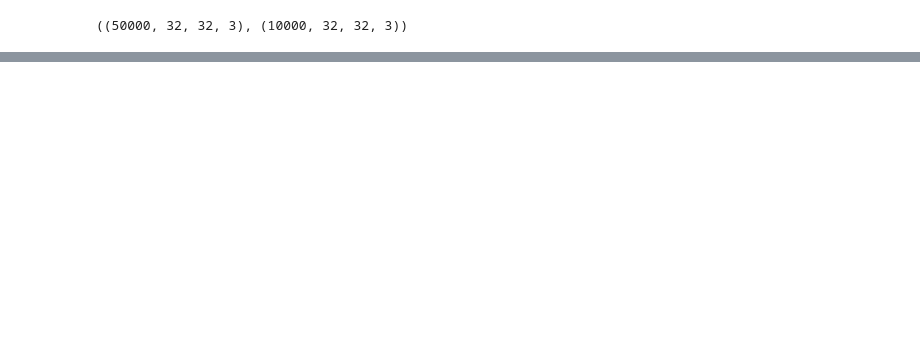
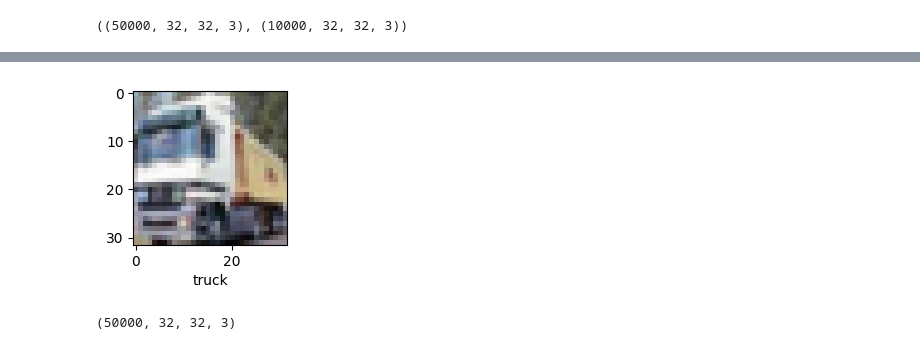
Before and after one commit to ChandraMouli2727/Rough, a Jupyter notebook: DL/CNN_23_24_25.ipynb, the cells around one changed output, grey strips where cells are left out. Cells and saved outputs as stored; diff of their text form; code cells hidden in the pictures; blank space fills up the shorter version.

```diff
--- a/DL/CNN_23_24_25.ipynb
+++ b/DL/CNN_23_24_25.ipynb
@@ -51,0 +104,8 @@ x_train.shape,x_test.shape
+# %%
+plot_sample(x_train,y_train,1)
+# %% [output]
+[figure, added]
+# %%
+x_train.shape
+# %% [output]
+(50000, 32, 32, 3)
```
Also changed, not shown: parts of 33 cells of this notebook.
